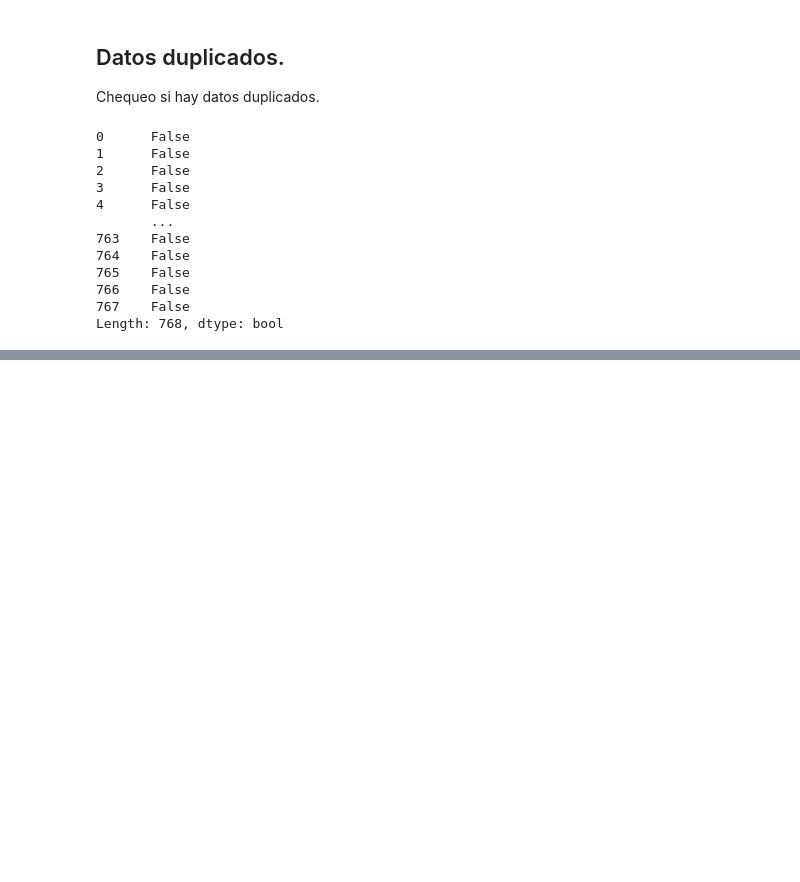
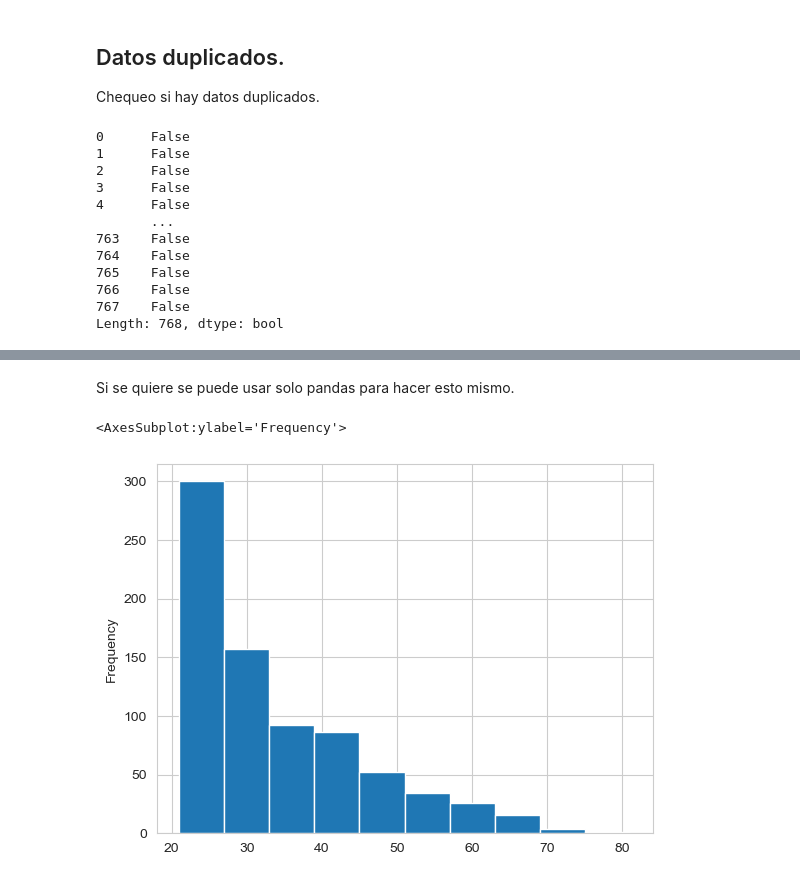
Before and after one commit to NahuelCl/Proyecto-TP-1, a Jupyter notebook: analisis.ipynb, the cells around one changed output, grey strips where cells are left out. Saved outputs shown, nothing was run; the diff lists cells and outputs as text; code cells hidden in the pictures; blank space fills up the shorter version.

```diff
--- a/analisis.ipynb
+++ b/analisis.ipynb
@@ -59,0 +73,7 @@ Length: 768, dtype: bool
+# %% [markdown]
+Si se quiere se puede usar solo pandas para hacer esto mismo.
+# %%
+diabetes['Age'].plot.hist()
+# %% [output]
+<AxesSubplot:ylabel='Frequency'>
+[figure, added]
```
Also changed, not shown: parts of 22 cells of this notebook.
